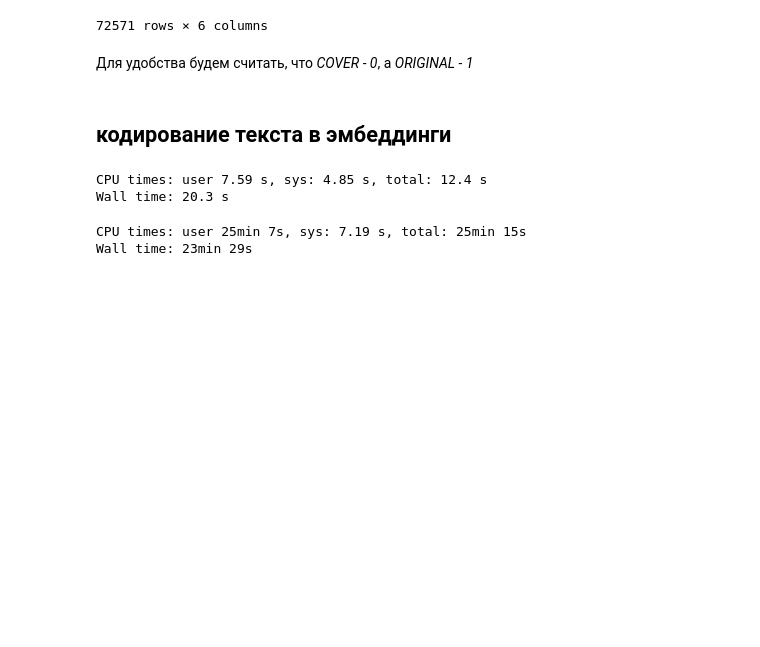
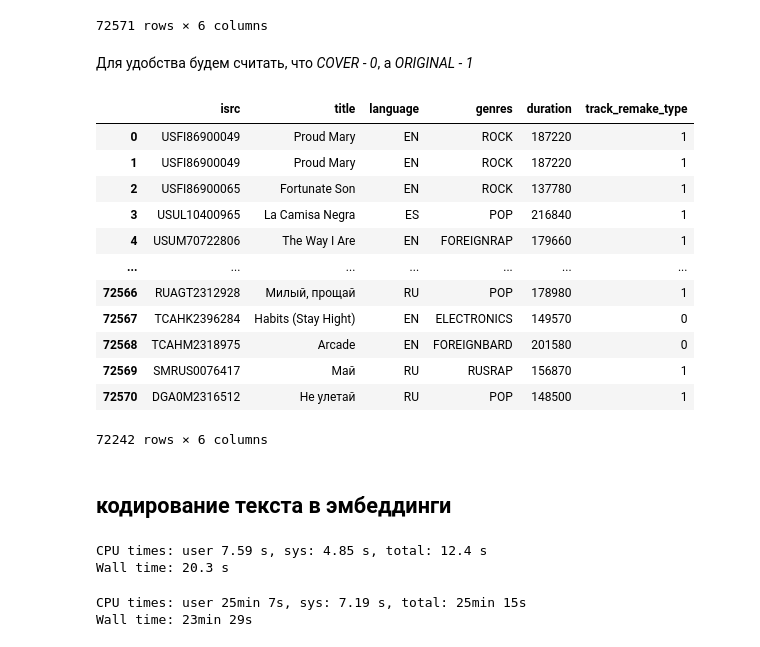
Before and after one commit to Learningsome/hackaton-yandex-music, a Jupyter notebook: nikolai_kashirskii/01-kashirskii-song-classification-with-embeddings-v1.ipynb, the cells around one changed output. Cells and saved outputs as stored; diff of their text form; code cells hidden in the pictures; blank space fills up the shorter version.

```diff
--- a/nikolai_kashirskii/01-kashirskii-song-classification-parsed-data-v1.ipynb
+++ b/nikolai_kashirskii/01-kashirskii-song-classification-with-embeddings-v1.ipynb
@@ -304,6 +376,22 @@ parsed_data = parsed_data.rename(columns={'cleared_text': 'text'})
 Для удобства будем считать, что *COVER - 0*, а *ORIGINAL - 1*
 # %%
 parsed_data['track_remake_type'] = parsed_data['track_remake_type'].apply(zero_and_one)
+# %%
+parsed_data
+# %% [output]
+|  | isrc | title | language | genres | duration | track_remake_type |
+| 0 | USFI86900049 | Proud Mary | EN | ROCK | 187220 | 1 |
+| 1 | USFI86900049 | Proud Mary | EN | ROCK | 187220 | 1 |
+| 2 | USFI86900065 | Fortunate Son | EN | ROCK | 137780 | 1 |
+| 3 | USUL10400965 | La Camisa Negra | ES | POP | 216840 | 1 |
+| 4 | USUM70722806 | The Way I Are | EN | FOREIGNRAP | 179660 | 1 |
+| ... | ... | ... | ... | ... | ... | ... |
+| 72566 | RUAGT2312928 | Милый, прощай | RU | POP | 178980 | 1 |
+| 72567 | TCAHK2396284 | Habits (Stay Hight) | EN | ELECTRONICS | 149570 | 0 |
+| 72568 | TCAHM2318975 | Arcade | EN | FOREIGNBARD | 201580 | 0 |
+| 72569 | SMRUS0076417 | Май | RU | RUSRAP | 156870 | 1 |
+| 72570 | DGA0M2316512 | Не улетай | RU | POP | 148500 | 1 |
+72242 rows × 6 columns
 # %%
 parsed_data.to_csv('../data/prepared_data.csv')
 # %% [markdown]
```
Also changed, not shown: parts of 9 cells of this notebook.
